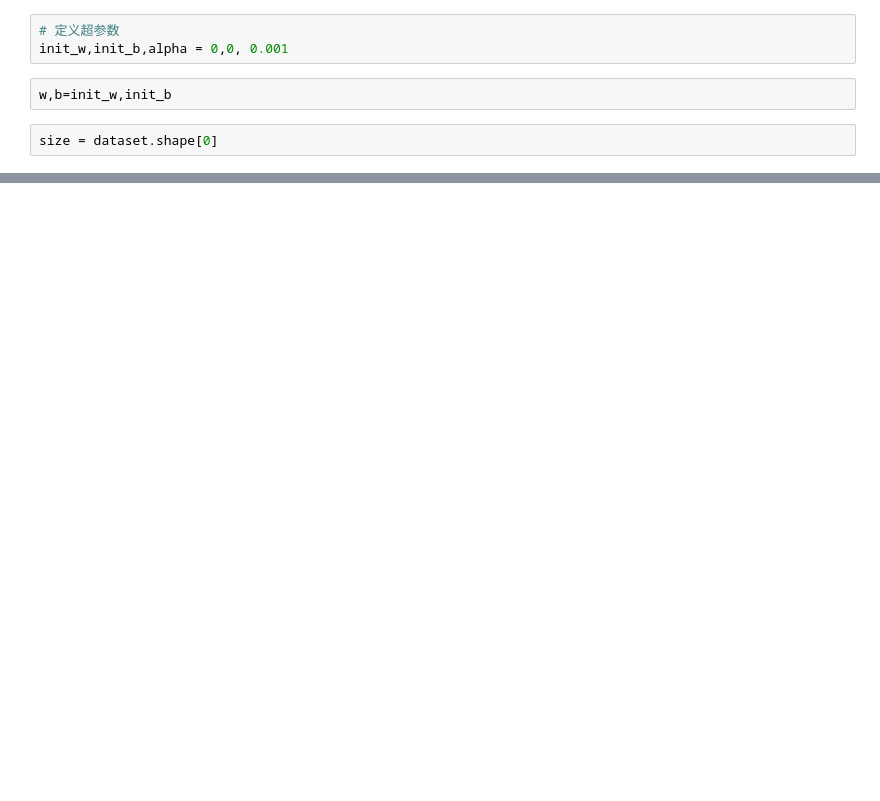
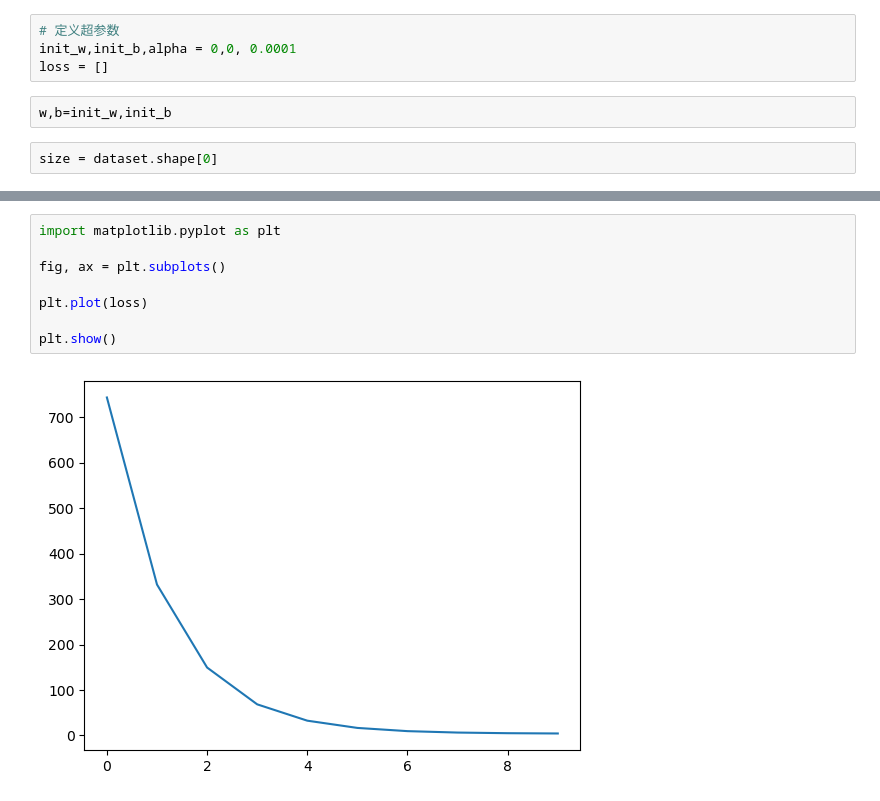
Before and after one commit to mikeiansky/machine-learning, a Jupyter notebook: linear-regression/std_lr_v1.ipynb, the cells around one changed output, grey strips where cells are left out. Cells and saved outputs as stored; diff of their text form; blank space fills up the shorter version.

```diff
--- a/linear-regression/std_lr_v1.ipynb
+++ b/linear-regression/std_lr_v1.ipynb
@@ -10,7 +10,8 @@ dataset = np.genfromtxt('train.csv', delimiter=',')
 dataset = dataset[1:,]
 # %%
 # 定义超参数
-init_w,init_b,alpha = 0,0, 0.001
+init_w,init_b,alpha = 0,0, 0.0001
+loss = []
 # %%
 w,b=init_w,init_b
 # %%
@@ -109,0 +78,10 @@ epoch: 2 w: -80.61480859935776 b: -1.2076594561352973 loss: 11123837.340244893
+# %%
+import matplotlib.pyplot as plt
+
+fig, ax = plt.subplots()
+
+plt.plot(loss)
+
+plt.show()
+# %% [output]
+[figure, added]
```
Also changed, not shown: parts of 9 cells of this notebook.
